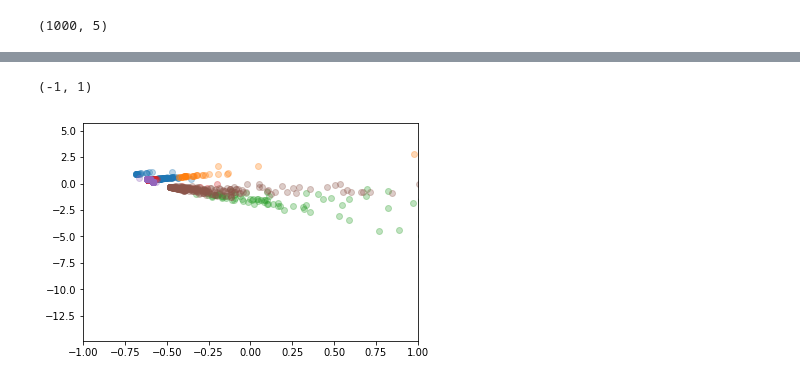
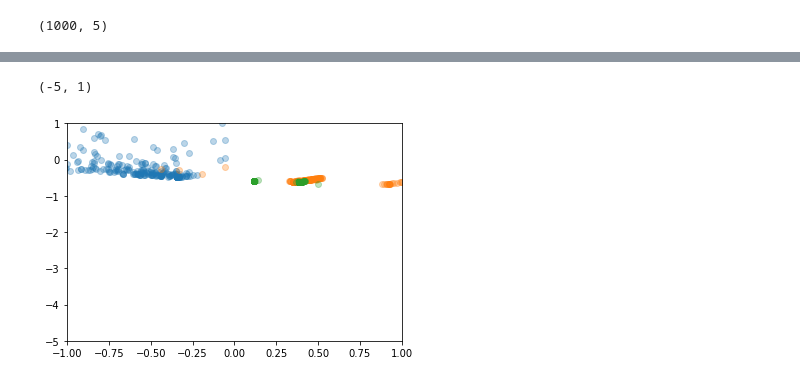
Before and after one commit to willprice221/ethereum_clustering, a Jupyter notebook: cluster.ipynb, the cells around one changed output, grey strips where cells are left out. Drawn from its saved outputs; the diff is of its cells as text; code cells hidden in the pictures.

```diff
--- a/cluster.ipynb
+++ b/cluster.ipynb
@@ -200,5 +199,5 @@ For n_clusters = 6 The average silhouette_score is : 0.6986060169667051
 # %%
-k = 6
+k = 4
 
 #length of data
 datapoints = len(results)
@@ -213,9 +212,10 @@ clusters = km.get_clusters()
 clusters = np.array([np.array(x) for x in clusters])
 # %%
 for i in range(k):
-    plt.scatter(results[clusters[i]][:,0], results[clusters[i]][:,1], alpha=.3)
+    plt.scatter(results[clusters[i]][:,1], results[clusters[i]][:,0], alpha=.3)
 
 plt.xlim(-1,1)
+plt.ylim(-5,1)
 # %% [output]
-(-1, 1)
+(-5, 1)
-[figure, old version]
+[figure, new version]
```
Also changed, not shown: parts of 12 cells of this notebook, 1 other file.
